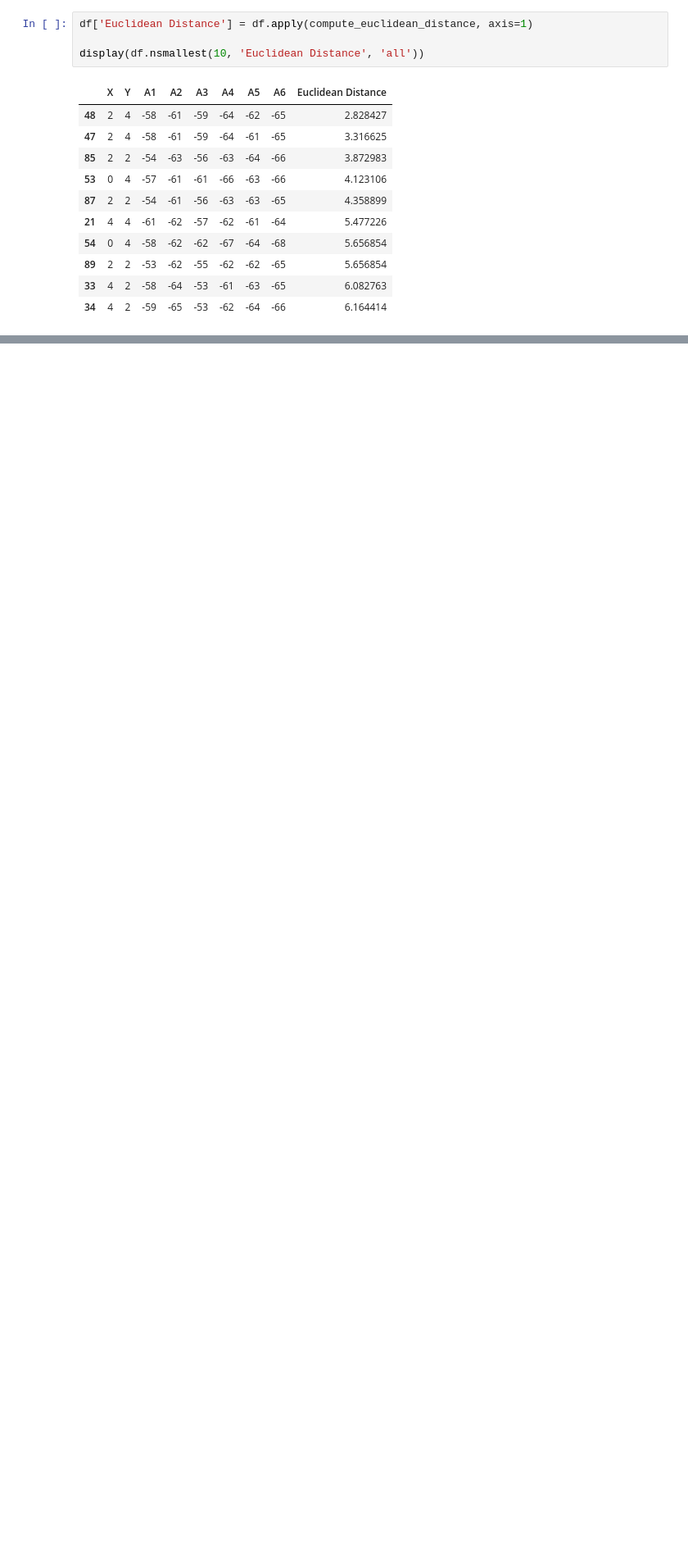
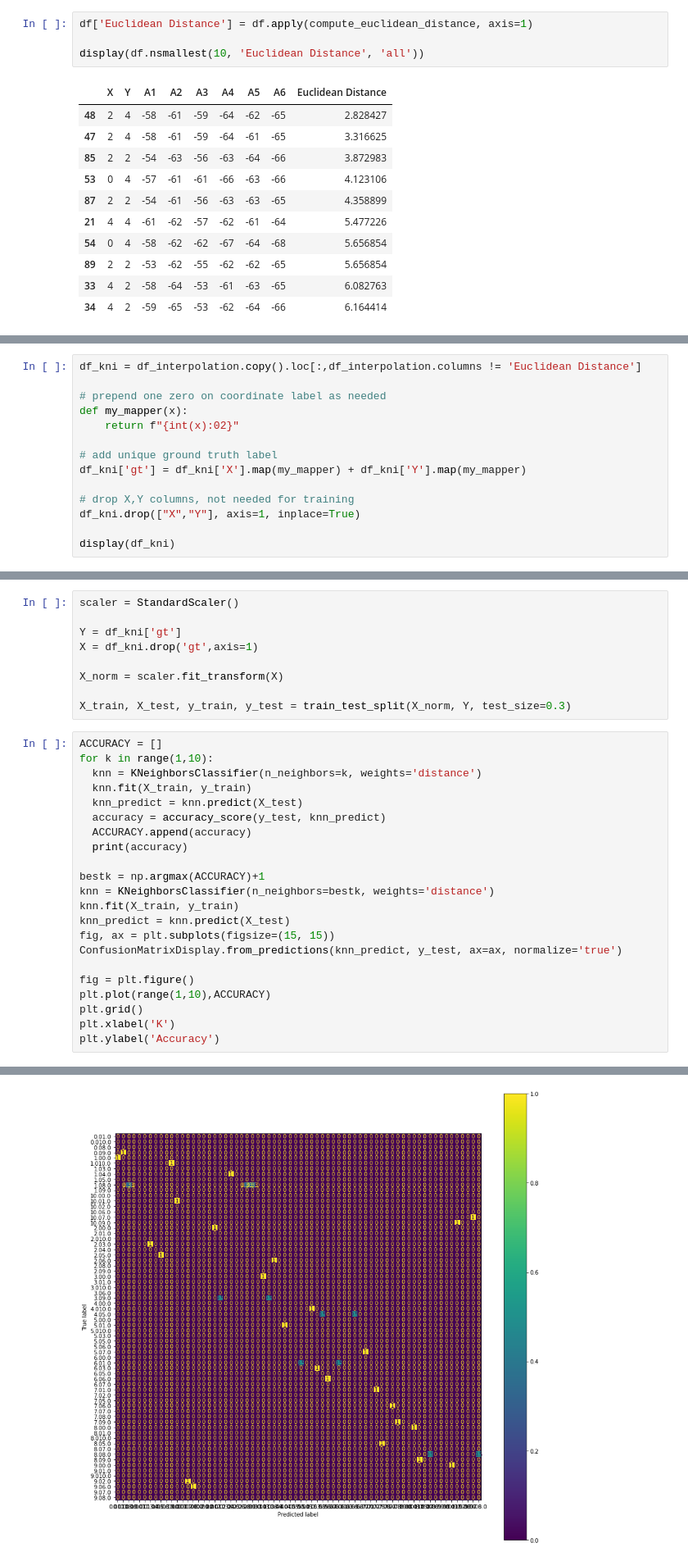
Before and after one commit to francesco-plt/finding-dory, a Jupyter notebook: localization.ipynb, the cells around one changed output, grey strips where cells are left out. Shown: that part at 82% size. Cells and saved outputs as stored; diff of their text form; blank space fills up the shorter version.

```diff
--- a/localization.ipynb
+++ b/localization.ipynb
@@ -321,0 +345,14 @@ TypeError: type object got multiple values for keyword argument 'visible'
+# %%
+df_kni = df_interpolation.copy().loc[:,df_interpolation.columns != 'Euclidean Distance']
+
+# prepend one zero on coordinate label as needed
+def my_mapper(x):
+    return f"{int(x):02}"
+
+# add unique ground truth label
+df_kni['gt'] = df_kni['X'].map(my_mapper) + df_kni['Y'].map(my_mapper)
+
+# drop X,Y columns, not needed for training
+df_kni.drop(["X","Y"], axis=1, inplace=True)
+
+display(df_kni)
@@ -321,0 +373,32 @@ TypeError: type object got multiple values for keyword argument 'visible'
+# %%
+scaler = StandardScaler()
+
+Y = df_kni['gt']
+X = df_kni.drop('gt',axis=1)
+
+X_norm = scaler.fit_transform(X)
+
+X_train, X_test, y_train, y_test = train_test_split(X_norm, Y, test_size=0.3)
+# %%
+ACCURACY = []
+for k in range(1,10):
+  knn = KNeighborsClassifier(n_neighbors=k, weights='distance')
+  knn.fit(X_train, y_train)
+  knn_predict = knn.predict(X_test)
+  accuracy = accuracy_score(y_test, knn_predict)
+  ACCURACY.append(accuracy)
+  print(accuracy)
+
+bestk = np.argmax(ACCURACY)+1
+knn = KNeighborsClassifier(n_neighbors=bestk, weights='distance')
+knn.fit(X_train, y_train)
+knn_predict = knn.predict(X_test)
+fig, ax = plt.subplots(figsize=(15, 15))
+ConfusionMatrixDisplay.from_predictions(knn_predict, y_test, ax=ax, normalize='true')
+
+fig = plt.figure()
+plt.plot(range(1,10),ACCURACY)
+plt.grid()
+plt.xlabel('K')
+plt.ylabel('Accuracy')
+# %% [output]
@@ -321,0 +415 @@ TypeError: type object got multiple values for keyword argument 'visible'
+[figure, added]
```
Also changed, not shown: parts of 26 cells of this notebook.
